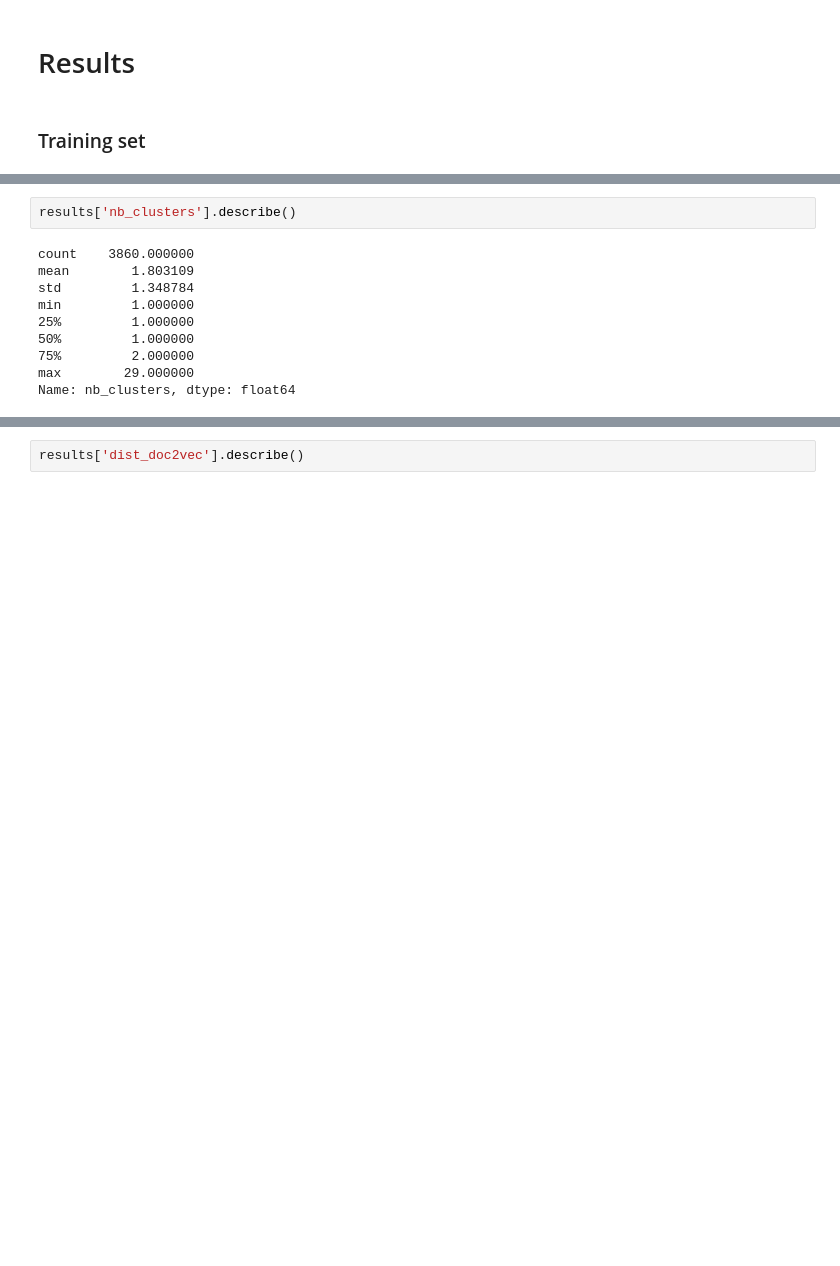
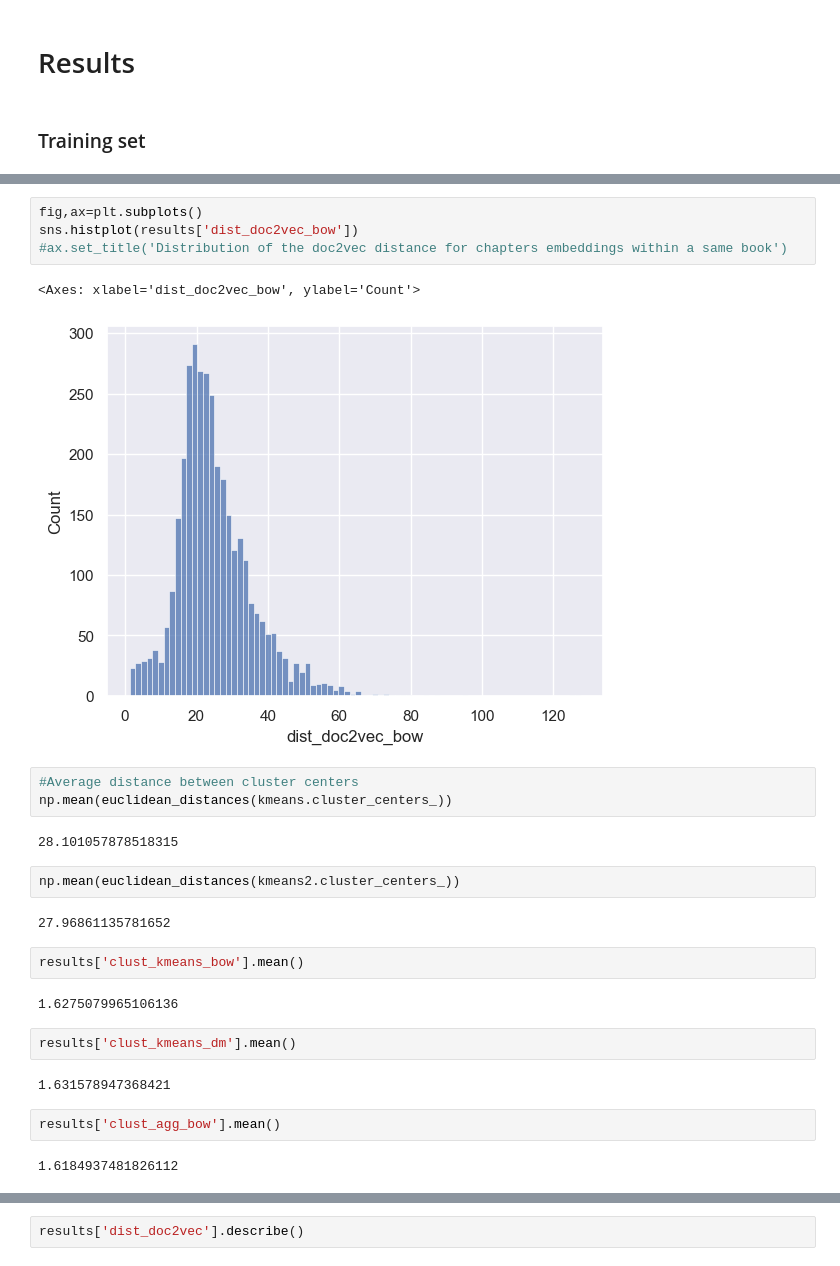
Before and after one commit to cleachataig/COMP550_FinalProject, a Jupyter notebook: chapter_clustering.ipynb, the cells around one changed output, grey strips where cells are left out. Cells and saved outputs as stored; diff of their text form; blank space fills up the shorter version.

```diff
--- a/chapter_clustering.ipynb
+++ b/chapter_clustering.ipynb
@@ -80,12 +138,28 @@ results.sort_values('nb_chapters', ascending=False).head(10)
-# %%
-results['nb_clusters'].describe()
-# %% [output]
-count    3860.000000
-mean        1.803109
-std         1.348784
-min         1.000000
-25%         1.000000
-50%         1.000000
-75%         2.000000
-max        29.000000
-Name: nb_clusters, dtype: float64
+# %%
+fig,ax=plt.subplots()
+sns.histplot(results['dist_doc2vec_bow'])
+#ax.set_title('Distribution of the doc2vec distance for chapters embeddings within a same book')
+# %% [output]
+<Axes: xlabel='dist_doc2vec_bow', ylabel='Count'>
+[figure, added]
+# %%
+#Average distance between cluster centers
+np.mean(euclidean_distances(kmeans.cluster_centers_))
+# %% [output]
+28.101057878518315
+# %%
+np.mean(euclidean_distances(kmeans2.cluster_centers_))
+# %% [output]
+27.96861135781652
+# %%
+results['clust_kmeans_bow'].mean()
+# %% [output]
+1.6275079965106136
+# %%
+results['clust_kmeans_dm'].mean()
+# %% [output]
+1.631578947368421
+# %%
+results['clust_agg_bow'].mean()
+# %% [output]
+1.6184937481826112
```
Also changed, not shown: parts of 22 cells of this notebook, 2 other files.
